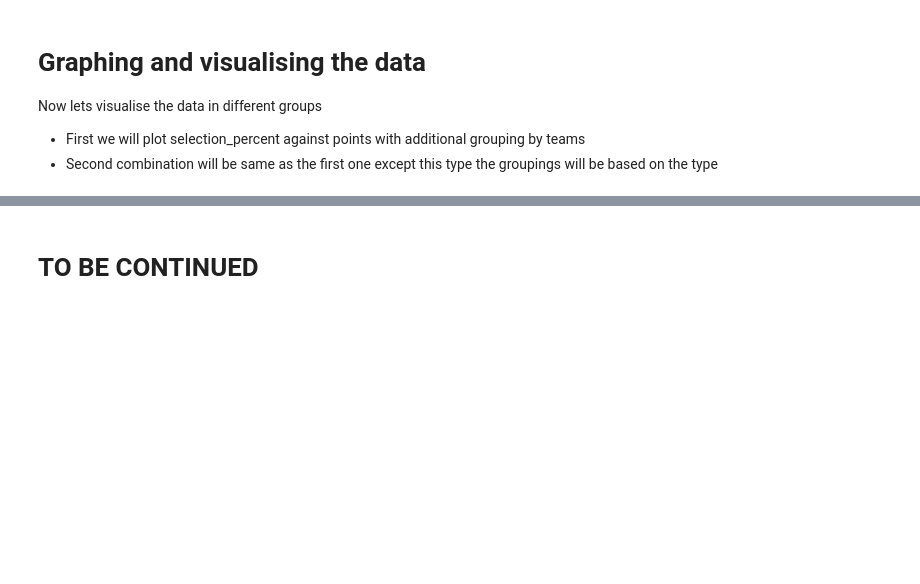
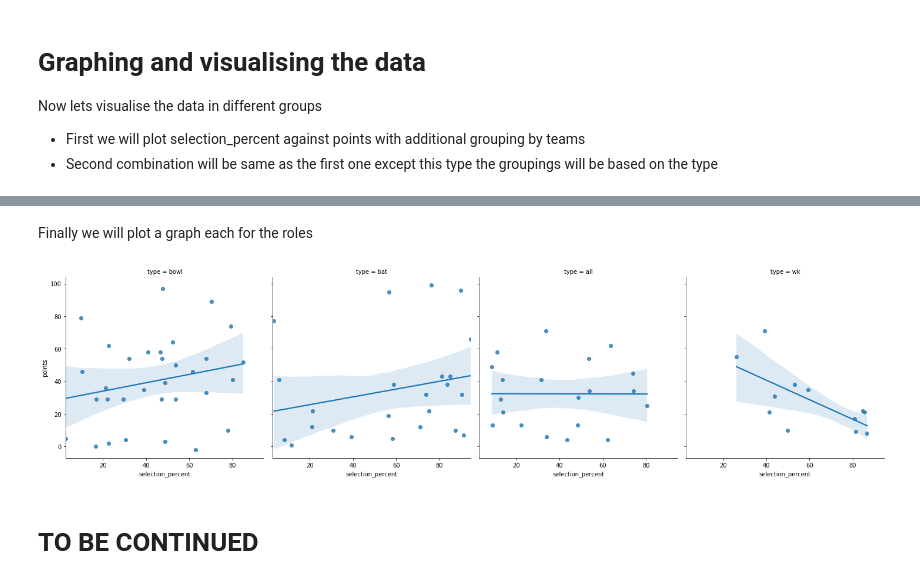
Before and after one commit to sarathsajan/dream11-predictor, a Jupyter notebook: Dream11_predictor.ipynb, the cells around one changed output, grey strips where cells are left out. Saved outputs shown, nothing was run; the diff lists cells and outputs as text; code cells hidden in the pictures; blank space fills up the shorter version.

```diff
--- a/Dream11_predictor.ipynb
+++ b/Dream11_predictor.ipynb
@@ -85,2 +96,8 @@ sns.scatterplot(x=df['selection_percent'], y=df['points'], hue=df['type'], ax=ax
+# %% [markdown]
+Finally we will plot a graph each for the roles
+# %%
+sns.lmplot(data=df, x='selection_percent', y='points', col='type');
+# %% [output]
+[figure, added]
 # %% [markdown]
 # TO BE CONTINUED
```
Also changed, not shown: parts of 5 cells of this notebook.
